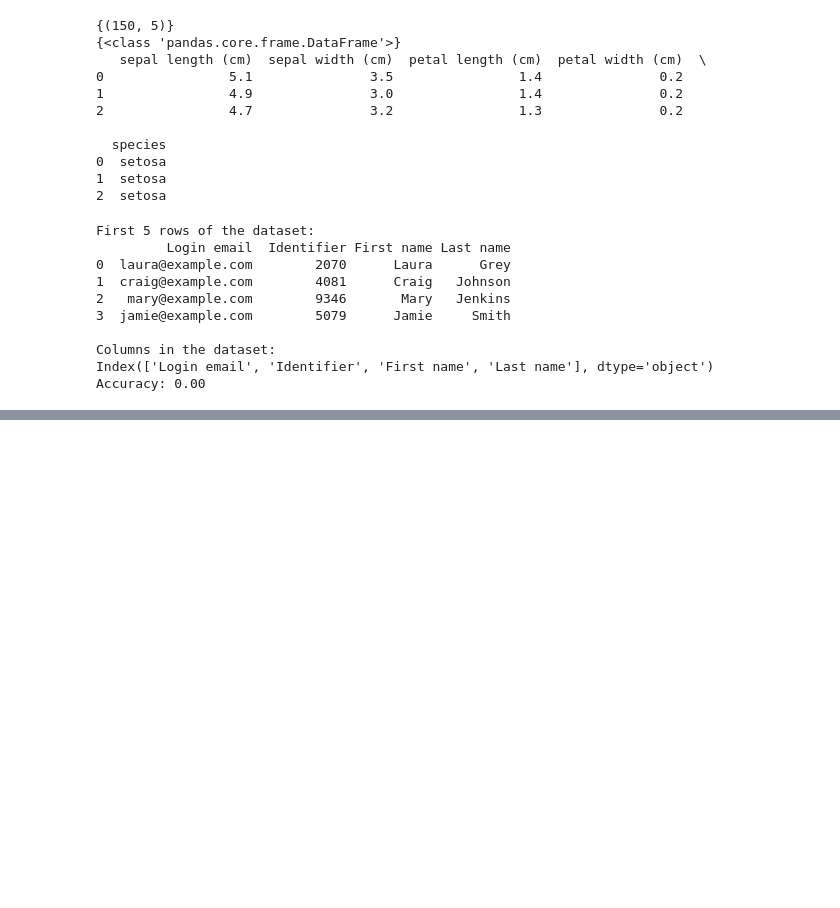
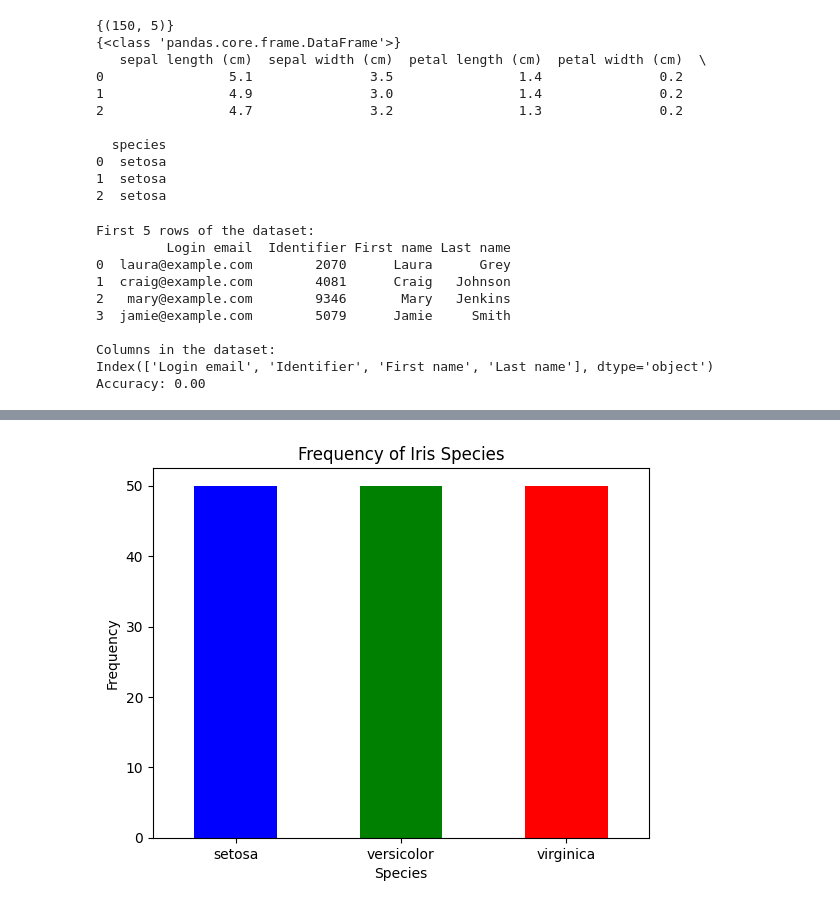
Before and after one commit to MohitNaren/ML, a Jupyter notebook: MLlab.ipynb, the cells around one changed output, grey strips where cells are left out. Drawn from its saved outputs; the diff is of its cells as text; code cells hidden in the pictures; blank space fills up the shorter version.

```diff
--- a/MLlab.ipynb
+++ b/MLlab.ipynb
@@ -211,0 +376,16 @@ Accuracy: 0.00
+# %%
+import pandas as pd
+import matplotlib.pyplot as plt
+
+# Assuming 'species' column holds the target variable (species)
+species_count = df['species'].value_counts()
+
+# Create a bar plot to show the frequency of the three species
+species_count.plot(kind='bar', color=['blue', 'green', 'red'])
+plt.title('Frequency of Iris Species')
+plt.xlabel('Species')
+plt.ylabel('Frequency')
+plt.xticks(rotation=0)
+plt.show()
+# %% [output]
+[figure, added]
```
Also changed, not shown: parts of 6 cells of this notebook.
